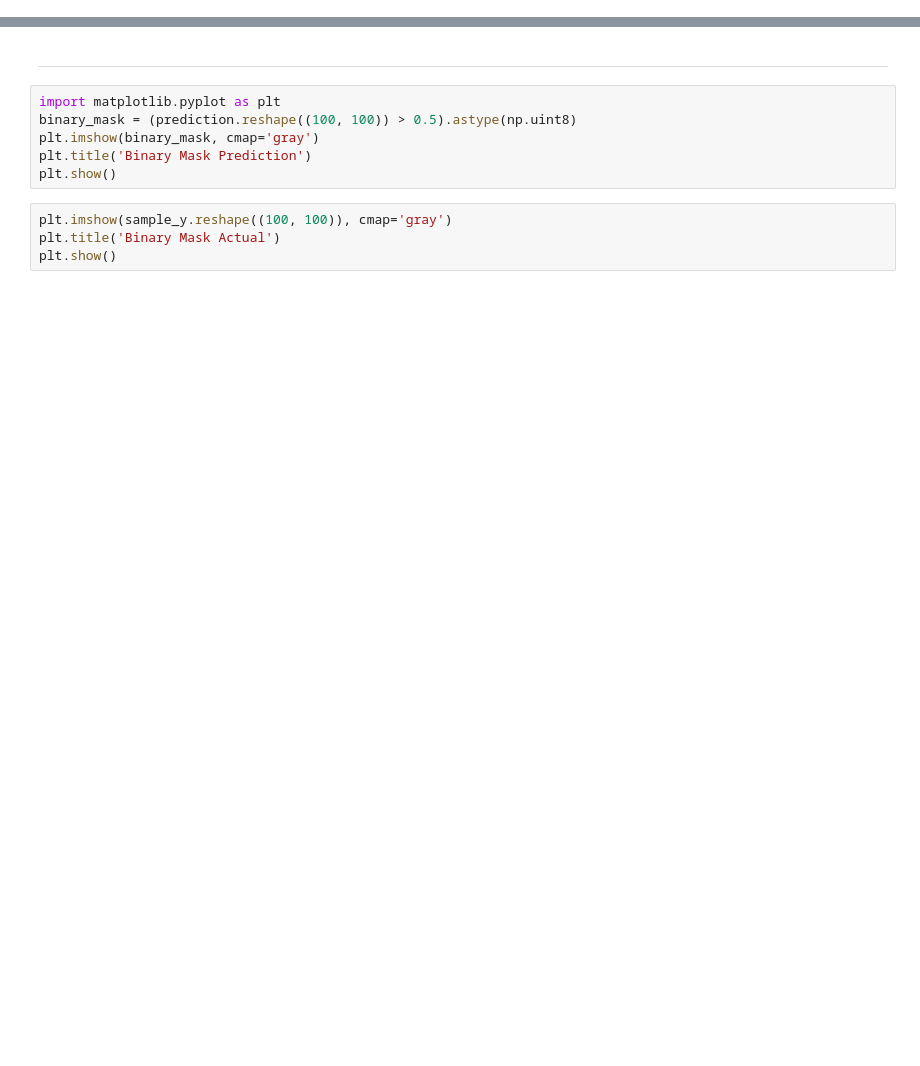
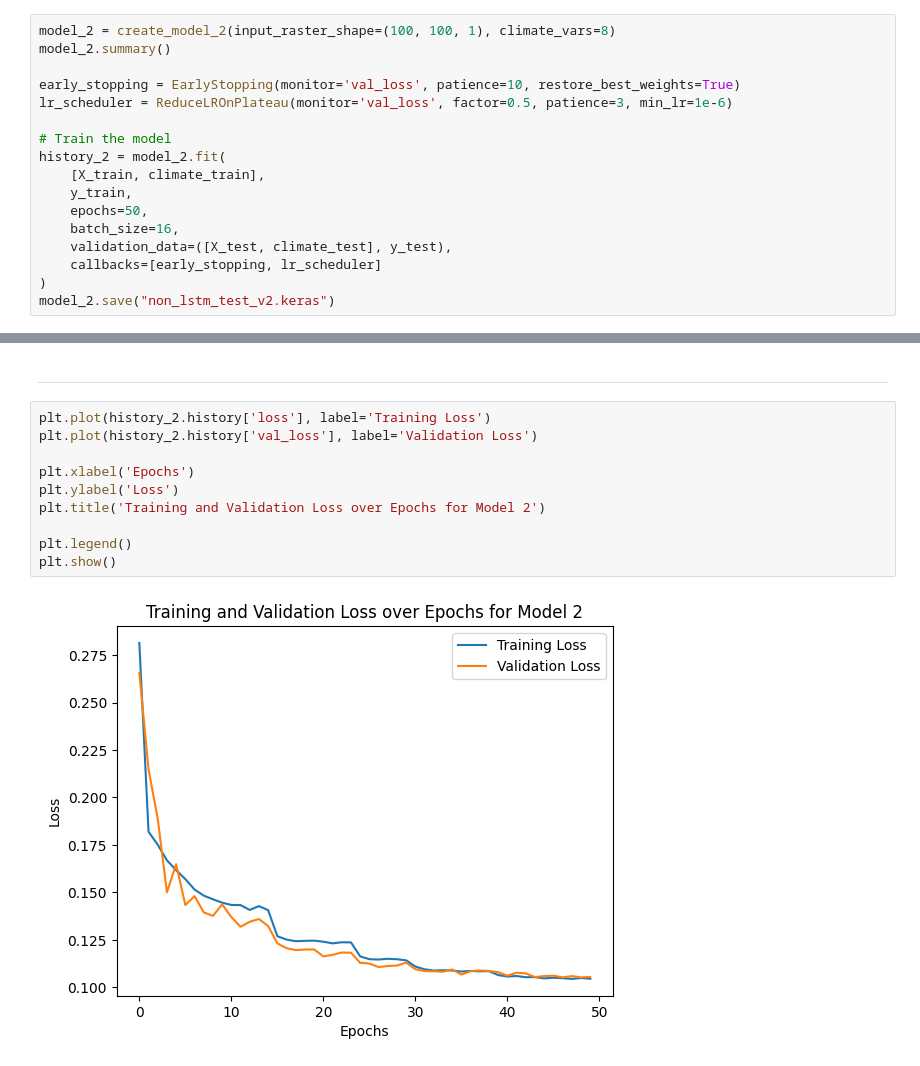
Before and after one commit to nathanchiu888/ecs-171-project, a Jupyter notebook: src/model_training2.ipynb, the cells around one changed output, grey strips where cells are left out. Drawn from its saved outputs; the diff is of its cells as text; blank space fills up the shorter version.

```diff
--- a/src/model_training2.ipynb
+++ b/src/model_training2.ipynb
@@ -141,3 +224,20 @@ Epoch 49/50
 272/272 ━━━━━━━━━━━━━━━━━━━━ 11s 40ms/step - loss: 0.0201 - val_loss: 0.0982
 Epoch 50/50
 272/272 ━━━━━━━━━━━━━━━━━━━━ 11s 40ms/step - loss: 0.0195 - val_loss: 0.0975
+# %%
+model_2 = create_model_2(input_raster_shape=(100, 100, 1), climate_vars=8)
+model_2.summary()
+
+early_stopping = EarlyStopping(monitor='val_loss', patience=10, restore_best_weights=True)
+lr_scheduler = ReduceLROnPlateau(monitor='val_loss', factor=0.5, patience=3, min_lr=1e-6)
+
+# Train the model
+history_2 = model_2.fit(
+    [X_train, climate_train],
+    y_train,
+    epochs=50,
+    batch_size=16,
+    validation_data=([X_test, climate_test], y_test),
+    callbacks=[early_stopping, lr_scheduler]
+)
+model_2.save("non_lstm_test_v2.keras")
@@ -192,12 +390,14 @@ plt.show()
 # %% [markdown]
 _______________________
-# %%
-import matplotlib.pyplot as plt
-binary_mask = (prediction.reshape((100, 100)) > 0.5).astype(np.uint8)
-plt.imshow(binary_mask, cmap='gray')
-plt.title('Binary Mask Prediction')
-plt.show()
-# %%
-plt.imshow(sample_y.reshape((100, 100)), cmap='gray')
-plt.title('Binary Mask Actual')
-plt.show()
+# %%
+plt.plot(history_2.history['loss'], label='Training Loss')
+plt.plot(history_2.history['val_loss'], label='Validation Loss')
+
+plt.xlabel('Epochs')
+plt.ylabel('Loss')
+plt.title('Training and Validation Loss over Epochs for Model 2')
+
+plt.legend()
+plt.show()
+# %% [output]
+[figure, added]
```
Also changed, not shown: parts of 13 cells of this notebook, 2 other files.
